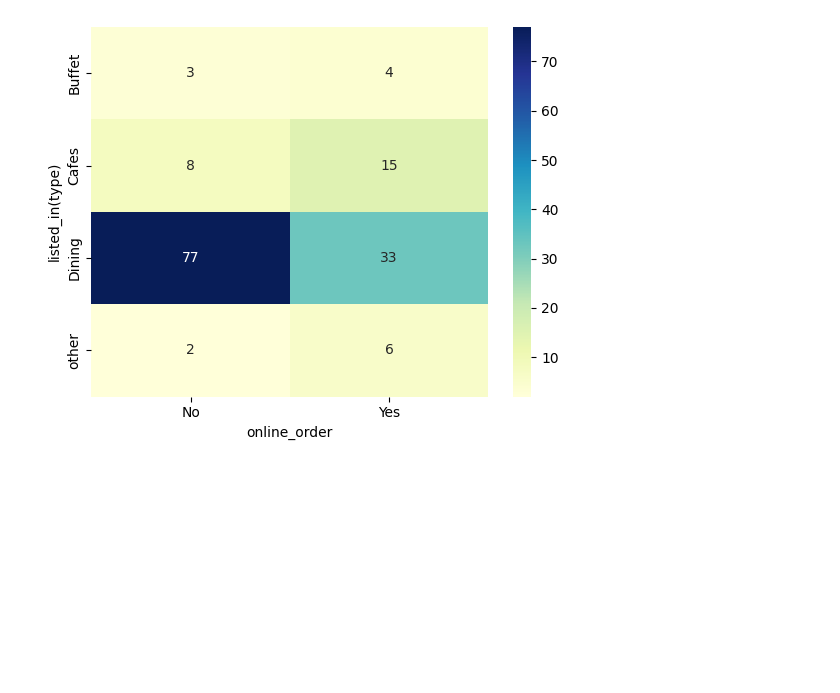
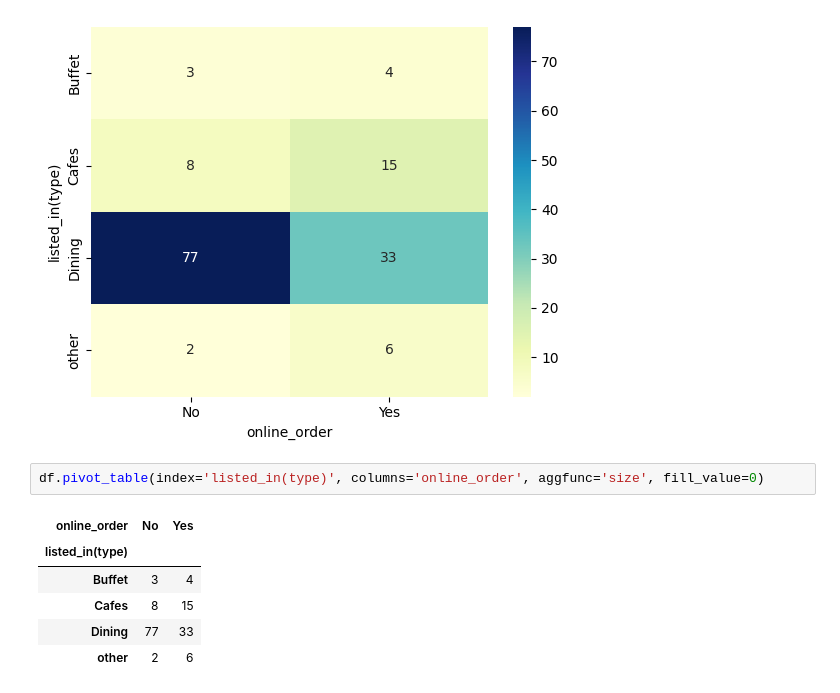
Before and after one commit to AntuHere/Data-Science-Project, a Jupyter notebook: Zomato Analysis/zomato_analysis.ipynb, the cells around one changed output. Drawn from its saved outputs; the diff is of its cells as text; blank space fills up the shorter version.

```diff
--- a/Zomato Analysis/zomato_analysis.ipynb
+++ b/Zomato Analysis/zomato_analysis.ipynb
@@ -157,3 +157,12 @@ sns.heatmap(pivot_table, annot=True, cmap='YlGnBu', fmt='d')
 plt.show()
 # %% [output]
 [figure]
+# %%
+df.pivot_table(index='listed_in(type)', columns='online_order', aggfunc='size', fill_value=0)
+# %% [output]
+| online_order | No | Yes |
+| listed_in(type) |  |  |
+| Buffet | 3 | 4 |
+| Cafes | 8 | 15 |
+| Dining | 77 | 33 |
+| other | 2 | 6 |
```
Also changed, not shown: 5 other files.
